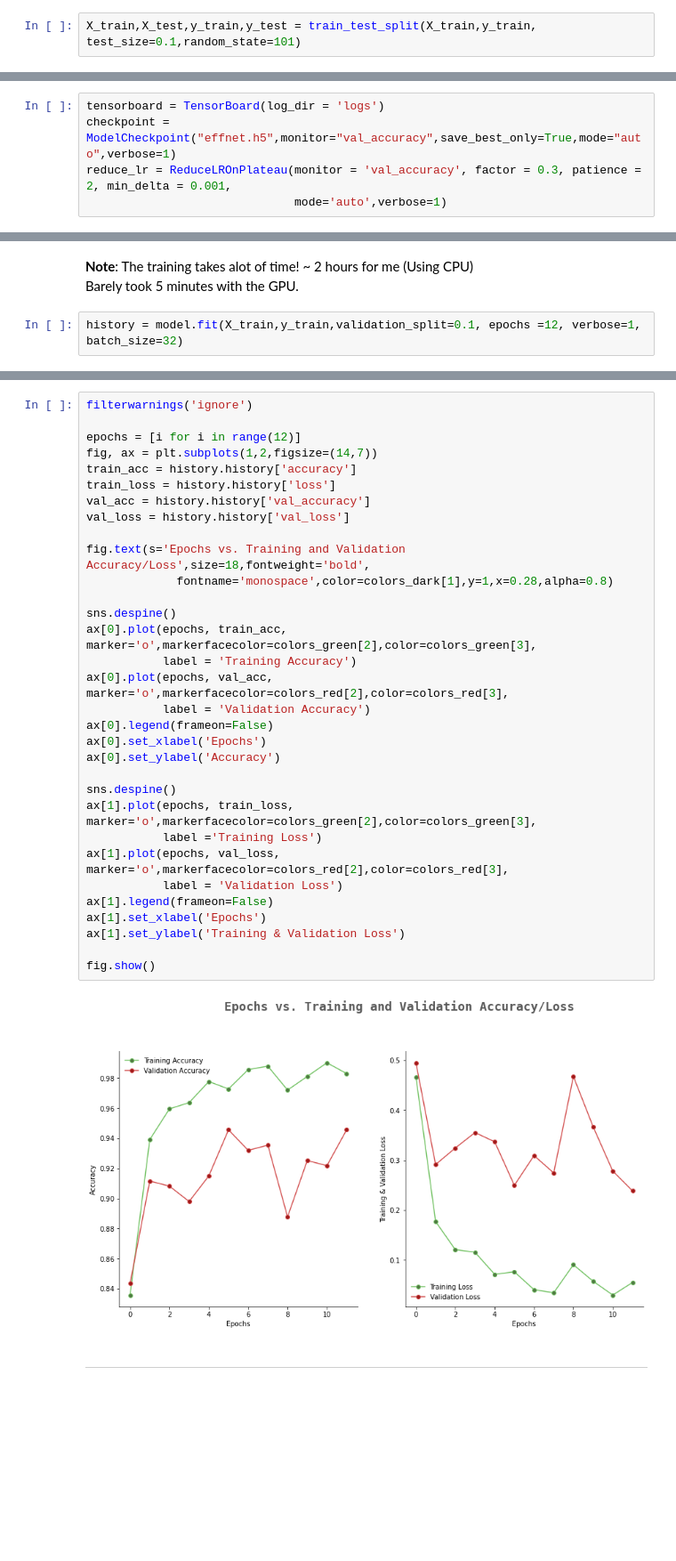
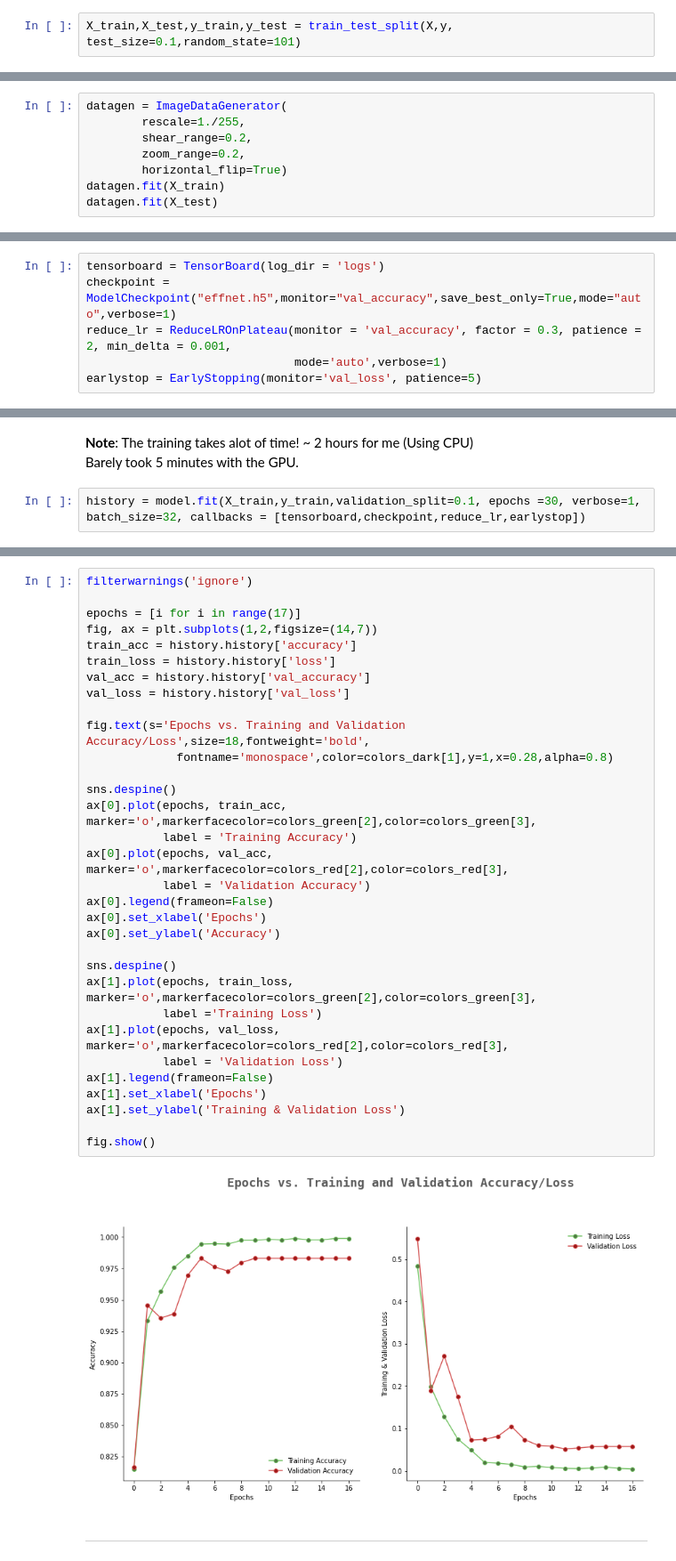
Before and after one commit to Selvakumar13/brain_tumor_mri_classification, a Jupyter notebook: brain_tumor_mri_classification.ipynb, the cells around one changed output, grey strips where cells are left out. Shown: that part at 89% size. Saved outputs shown, nothing was run; the diff lists cells and outputs as text; blank space fills up the shorter version.

```diff
--- a/brain_tumor_mri_classification.ipynb
+++ b/brain_tumor_mri_classification.ipynb
@@ -117,2 +125,2 @@ Dividing the dataset into **Training** and **Testing** sets.
 # %%
-X_train,X_test,y_train,y_test = train_test_split(X_train,y_train, test_size=0.1,random_state=101)
+X_train,X_test,y_train,y_test = train_test_split(X,y, test_size=0.1,random_state=101)
@@ -119,3 +135,11 @@ X_train,X_test,y_train,y_test = train_test_split(X_train,y_train, test_size=0.1,
+# %%
+datagen = ImageDataGenerator(
+        rescale=1./255,
+        shear_range=0.2,
+        zoom_range=0.2,
+        horizontal_flip=True)
+datagen.fit(X_train)
+datagen.fit(X_test)
 # %%
 labels =['glioma_tumor','no_tumor','meningioma_tumor','pituitary_tumor']
 # %% [markdown]
@@ -196,5 +219,6 @@ tensorboard = TensorBoard(log_dir = 'logs')
 checkpoint = ModelCheckpoint("effnet.h5",monitor="val_accuracy",save_best_only=True,mode="auto",verbose=1)
 reduce_lr = ReduceLROnPlateau(monitor = 'val_accuracy', factor = 0.3, patience = 2, min_delta = 0.001,
                               mode='auto',verbose=1)
+earlystop = EarlyStopping(monitor='val_loss', patience=5)
 # %% [markdown]
 ---
@@ -204,5 +234,5 @@ reduce_lr = ReduceLROnPlateau(monitor = 'val_accuracy', factor = 0.3, patience =
 **Note**: The training takes alot of time! ~ 2 hours for me (Using CPU)<br>
 Barely took 5 minutes with the GPU.
 # %%
-history = model.fit(X_train,y_train,validation_split=0.1, epochs =12, verbose=1, batch_size=32)
+history = model.fit(X_train,y_train,validation_split=0.1, epochs =30, verbose=1, batch_size=32, callbacks = [tensorboard,checkpoint,reduce_lr,earlystop])
 # %% [output]
@@ -257,37 +258,37 @@ loaded_model
 # %%
 filterwarnings('ignore')
 
-epochs = [i for i in range(12)]
+epochs = [i for i in range(17)]
 fig, ax = plt.subplots(1,2,figsize=(14,7))
 train_acc = history.history['accuracy']
 train_loss = history.history['loss']
 val_acc = history.history['val_accuracy']
 val_loss = history.history['val_loss']
 
 fig.text(s='Epochs vs. Training and Validation Accuracy/Loss',size=18,fontweight='bold',
              fontname='monospace',color=colors_dark[1],y=1,x=0.28,alpha=0.8)
 
 sns.despine()
 ax[0].plot(epochs, train_acc, marker='o',markerfacecolor=colors_green[2],color=colors_green[3],
            label = 'Training Accuracy')
 ax[0].plot(epochs, val_acc, marker='o',markerfacecolor=colors_red[2],color=colors_red[3],
            label = 'Validation Accuracy')
 ax[0].legend(frameon=False)
 ax[0].set_xlabel('Epochs')
 ax[0].set_ylabel('Accuracy')
 
 sns.despine()
 ax[1].plot(epochs, train_loss, marker='o',markerfacecolor=colors_green[2],color=colors_green[3],
            label ='Training Loss')
 ax[1].plot(epochs, val_loss, marker='o',markerfacecolor=colors_red[2],color=colors_red[3],
            label = 'Validation Loss')
 ax[1].legend(frameon=False)
 ax[1].set_xlabel('Epochs')
 ax[1].set_ylabel('Training & Validation Loss')
 
 fig.show()
 # %% [output]
-[figure, old version]
+[figure, new version]
 # %% [markdown]
 ---
 # %% [markdown]
```
Also changed, not shown: parts of 32 cells of this notebook.
